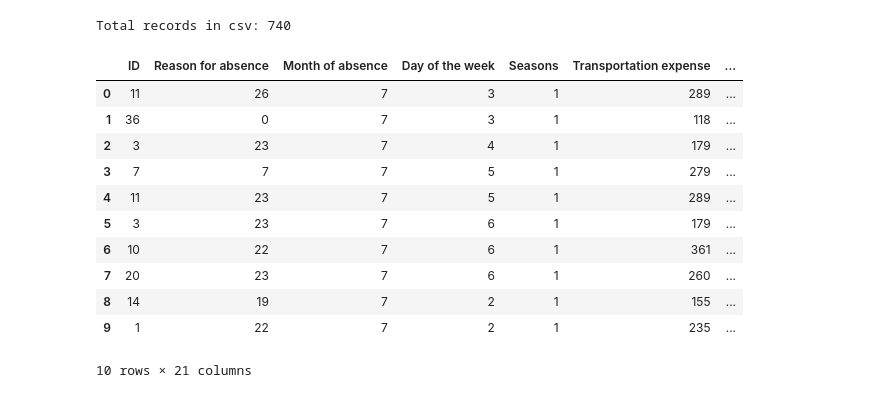
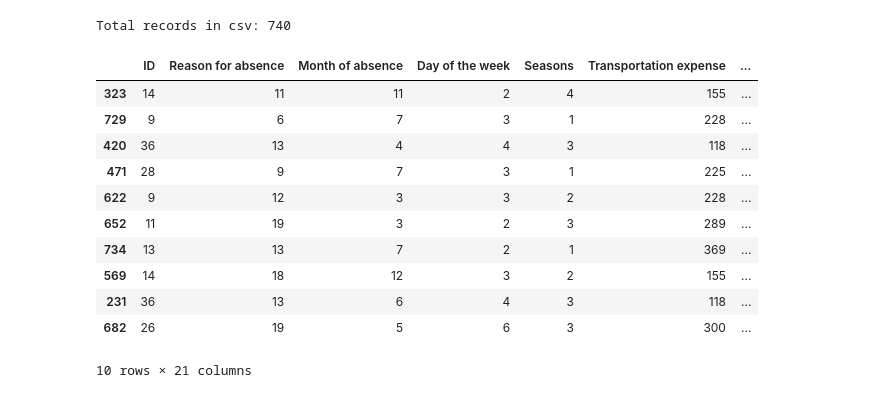
Before and after one commit to ProCoderMatt/OU-Machine-Learning, a Jupyter notebook: ML-Project-Notebook.ipynb, the cells around one changed output. Cells and saved outputs as stored; diff of their text form; code cells hidden in the pictures.

```diff
--- a/ML-Project-Notebook.ipynb
+++ b/ML-Project-Notebook.ipynb
@@ -58,19 +41,21 @@ Requirement already satisfied: six>=1.5 in /Library/Frameworks/Python.framework/
 # %%
 #load the data and show the first lines
-result = pd.read_csv("absenteeism_at_work.csv", sep=';')
+result = pd.read_csv("Absenteeism_at_work.csv", sep=';')
 print(f"Total records in csv: {len(result)}")
-result.head(10)
+result.sort_values("Absenteeism time in hours", ascending=False).head(10)
+
+#result.value_counts("Reason for absence").sort_values(ignore_index=True)
 # %% [output]
 Total records in csv: 740
 |  | ID | Reason for absence | Month of absence | Day of the week | Seasons | Transportation expense | ... |
-| 0 | 11 | 26 | 7 | 3 | 1 | 289 | ... |
-| 1 | 36 | 0 | 7 | 3 | 1 | 118 | ... |
-| 2 | 3 | 23 | 7 | 4 | 1 | 179 | ... |
-| 3 | 7 | 7 | 7 | 5 | 1 | 279 | ... |
-| 4 | 11 | 23 | 7 | 5 | 1 | 289 | ... |
-| 5 | 3 | 23 | 7 | 6 | 1 | 179 | ... |
-| 6 | 10 | 22 | 7 | 6 | 1 | 361 | ... |
-| 7 | 20 | 23 | 7 | 6 | 1 | 260 | ... |
-| 8 | 14 | 19 | 7 | 2 | 1 | 155 | ... |
-| 9 | 1 | 22 | 7 | 2 | 1 | 235 | ... |
+| 323 | 14 | 11 | 11 | 2 | 4 | 155 | ... |
+| 729 | 9 | 6 | 7 | 3 | 1 | 228 | ... |
+| 420 | 36 | 13 | 4 | 4 | 3 | 118 | ... |
+| 471 | 28 | 9 | 7 | 3 | 1 | 225 | ... |
+| 622 | 9 | 12 | 3 | 3 | 2 | 228 | ... |
+| 652 | 11 | 19 | 3 | 2 | 3 | 289 | ... |
+| 734 | 13 | 13 | 7 | 2 | 1 | 369 | ... |
+| 569 | 14 | 18 | 12 | 3 | 2 | 155 | ... |
+| 231 | 36 | 13 | 6 | 4 | 3 | 118 | ... |
+| 682 | 26 | 19 | 5 | 6 | 3 | 300 | ... |
 10 rows × 21 columns
```
Also changed, not shown: parts of 8 cells of this notebook.
